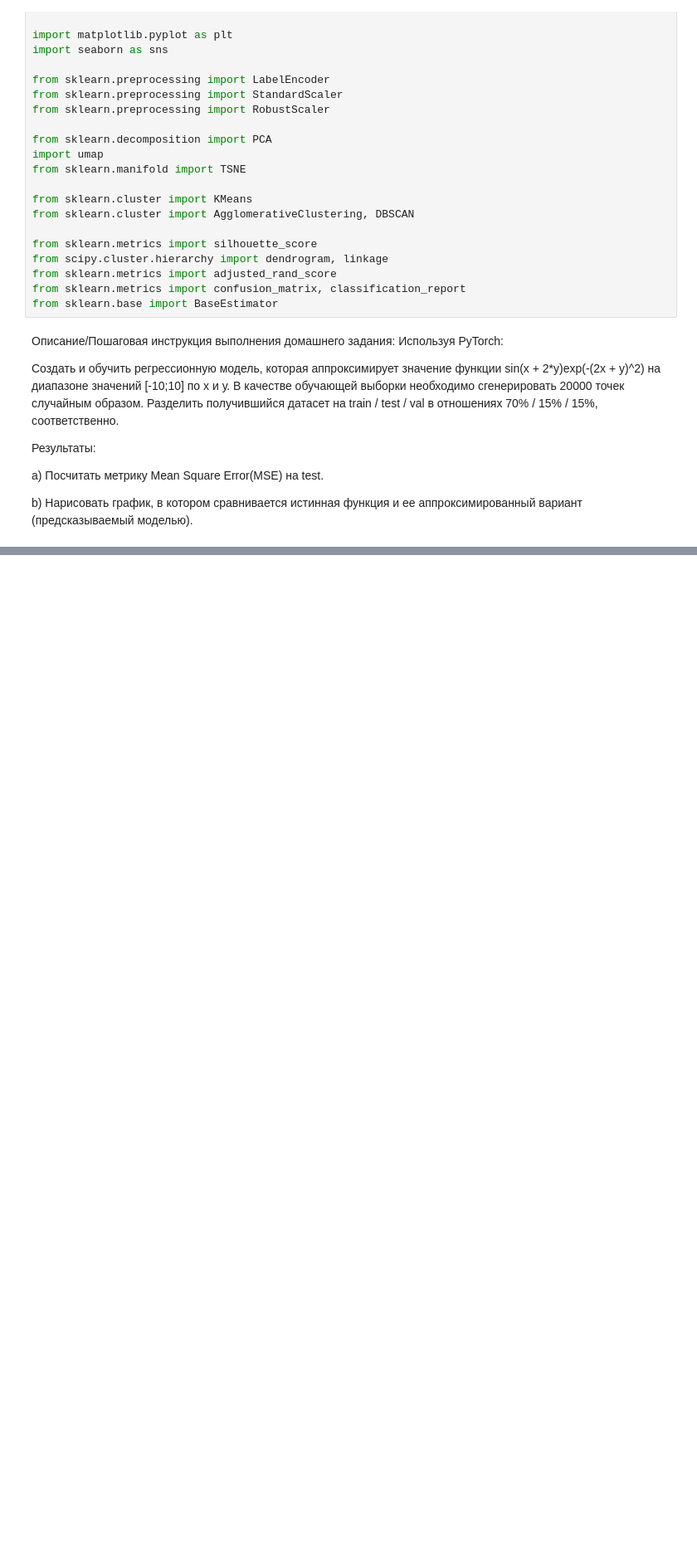
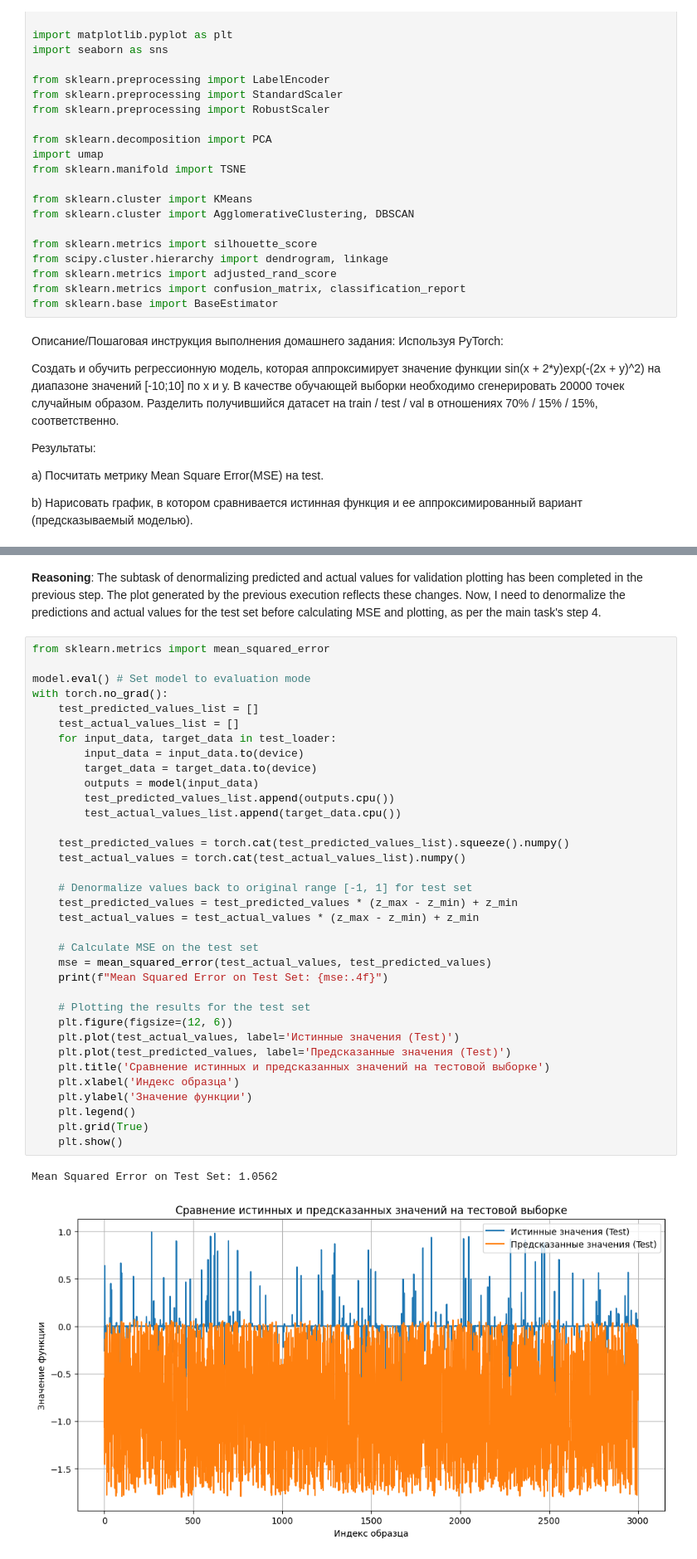
Before and after one commit to Evans-Sense/pet, a Jupyter notebook: Hometask_5_MLPro2025.ipynb, the cells around one changed output, grey strips where cells are left out. Shown at 83% size. Drawn from its saved outputs; the diff is of its cells as text; blank space fills up the shorter version.

```diff
--- a/Hometask_5_MLPro2025.ipynb
+++ b/Hometask_5_MLPro2025.ipynb
@@ -42,0 +438,41 @@ b) Нарисовать график, в котором сравнивается
+# %% [markdown]
+**Reasoning**:
+The subtask of denormalizing predicted and actual values for validation plotting has been completed in the previous step. The plot generated by the previous execution reflects these changes. Now, I need to denormalize the predictions and actual values for the test set before calculating MSE and plotting, as per the main task's step 4.
+# %%
+from sklearn.metrics import mean_squared_error
+
+model.eval() # Set model to evaluation mode
+with torch.no_grad():
+    test_predicted_values_list = []
+    test_actual_values_list = []
+    for input_data, target_data in test_loader:
+        input_data = input_data.to(device)
+        target_data = target_data.to(device)
+        outputs = model(input_data)
+        test_predicted_values_list.append(outputs.cpu())
+        test_actual_values_list.append(target_data.cpu())
+
+    test_predicted_values = torch.cat(test_predicted_values_list).squeeze().numpy()
+    test_actual_values = torch.cat(test_actual_values_list).numpy()
+
+    # Denormalize values back to original range [-1, 1] for test set
+    test_predicted_values = test_predicted_values * (z_max - z_min) + z_min
+    test_actual_values = test_actual_values * (z_max - z_min) + z_min
+
+    # Calculate MSE on the test set
+    mse = mean_squared_error(test_actual_values, test_predicted_values)
+    print(f"Mean Squared Error on Test Set: {mse:.4f}")
+
+    # Plotting the results for the test set
+    plt.figure(figsize=(12, 6))
+    plt.plot(test_actual_values, label='Истинные значения (Test)')
+    plt.plot(test_predicted_values, label='Предсказанные значения (Test)')
+    plt.title('Сравнение истинных и предсказанных значений на тестовой выборке')
+    plt.xlabel('Индекс образца')
+    plt.ylabel('Значение функции')
+    plt.legend()
+    plt.grid(True)
+    plt.show()
+# %% [output]
+Mean Squared Error on Test Set: 1.0562
+[figure, added]
```
Also changed, not shown: parts of 34 cells of this notebook.
